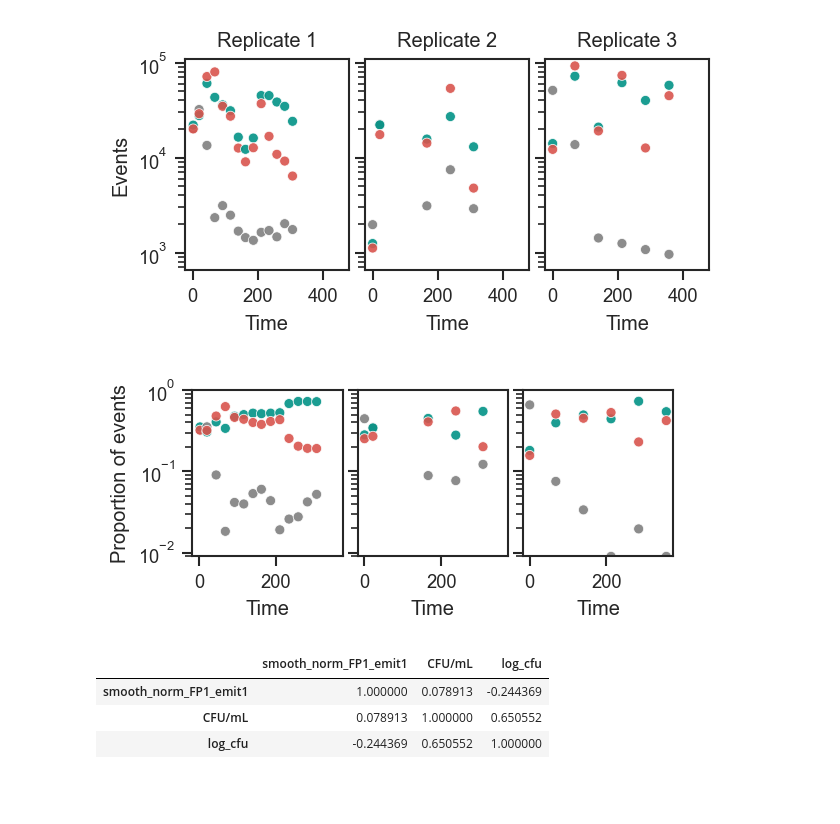
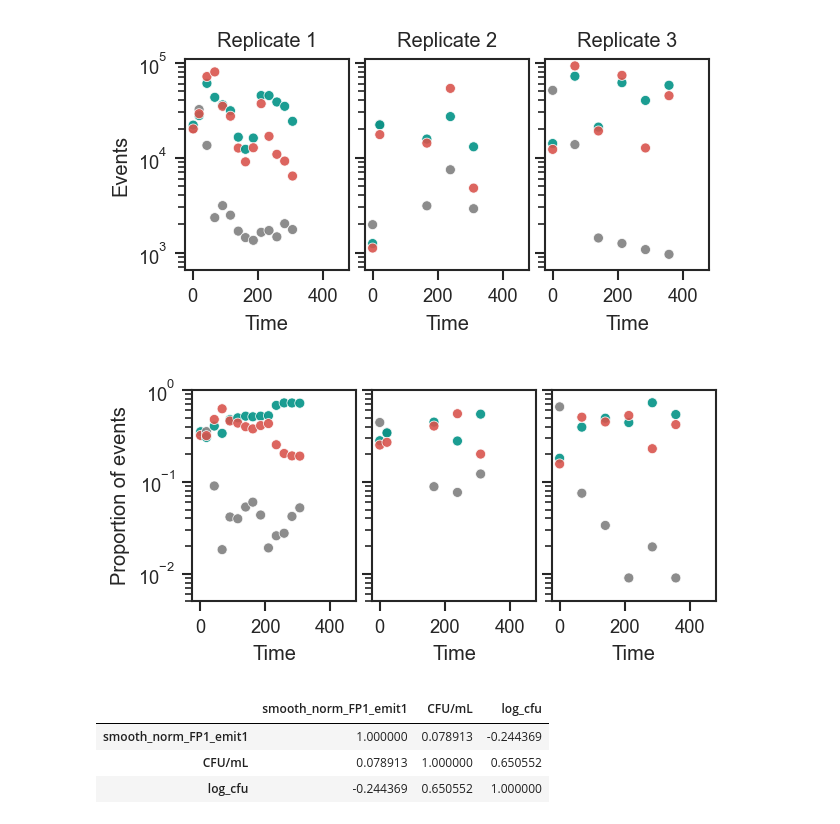
Before and after one commit to microbial-pangenomes-lab/2026_tricomm, a Jupyter notebook: notebooks/kan_tracking.ipynb, the cells around one changed output. Cells and saved outputs as stored; diff of their text form; code cells hidden in the pictures; blank space fills up the shorter version.

```diff
--- a/notebooks/kan_tracking.ipynb
+++ b/notebooks/kan_tracking.ipynb
@@ -279,36 +279,38 @@ cp = sns.relplot(data=f,
                  col='replicate',
                  # col_wrap=2,
                  # row='drug',
                  # style='replicate',
-                 height=2, aspect=0.66,
+                 height=2.3, aspect=0.615,
                  alpha=0.9,
                  palette=['xkcd:teal',
                           'xkcd:pale red',
                           'grey'],
                  hue_order=['PL', 'PM', 'LM'],
                  legend=False)
 
 cp.set(
        yscale='log',
        xlabel='Time',
        ylabel='Proportion of events',
-       ylim=(0.009, 1.01))
+       ylim=(0.005, 1.01),
+       xlim=(-23, 478),
+       xticks=[0, 200, 400])
 cp.set_titles("")
 
 sns.despine(top=False,
             right=False)
 plt.subplots_adjust(wspace=0.1, hspace=0.1)
 
 plt.savefig('kan_flow_prop.png',
             dpi=300,
             bbox_inches='tight',
             transparent=True
            )
 plt.savefig('kan_flow_prop.svg',
             dpi=300, bbox_inches='tight',
             transparent=True);
 # %% [output]
-[figure, old version]
+[figure, new version]
 # %%
 n = m.copy()
 # shift by 6 minutes to allow for pairing of end time points
```
Also changed, not shown: parts of 11 cells of this notebook, 3 other files.
